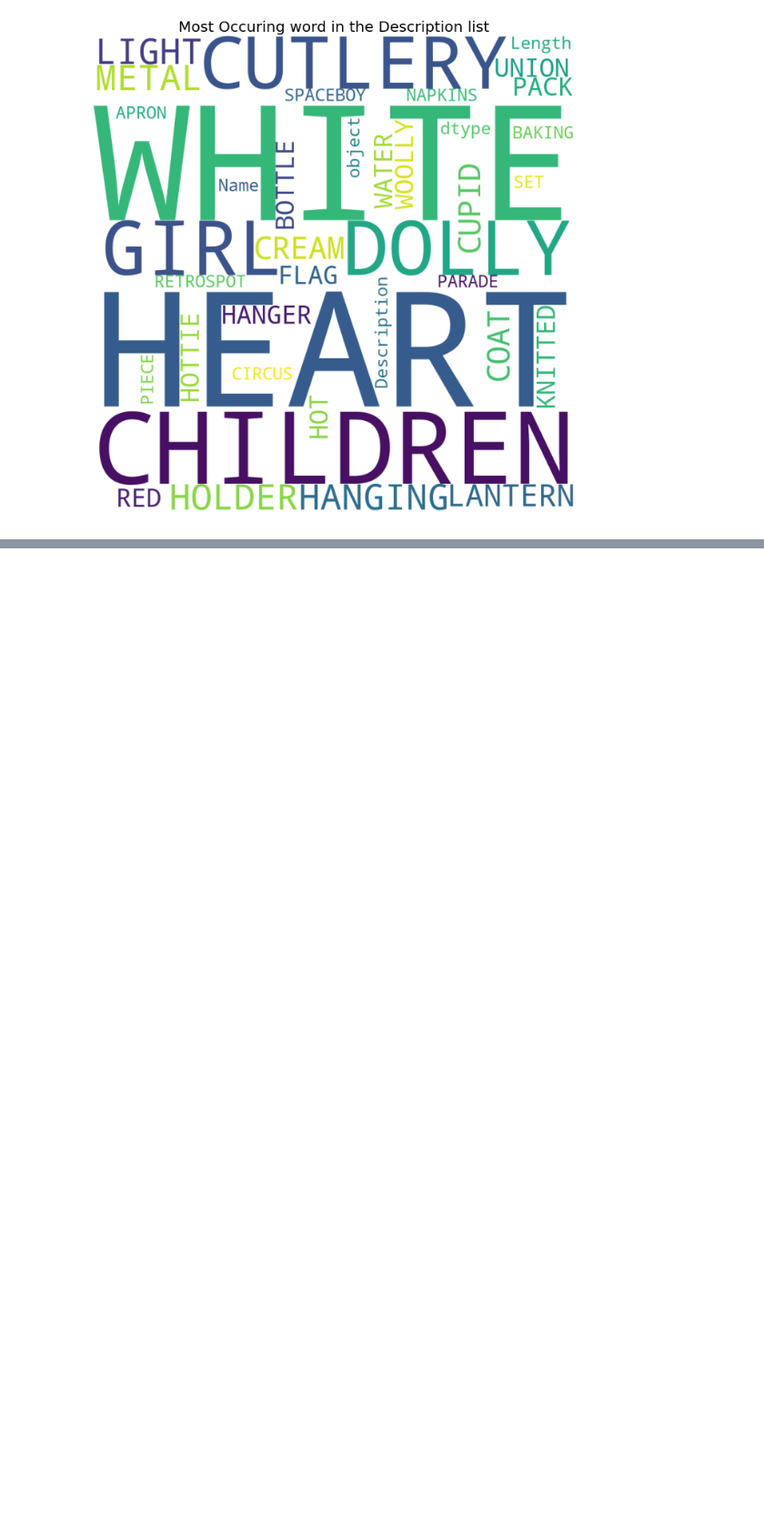
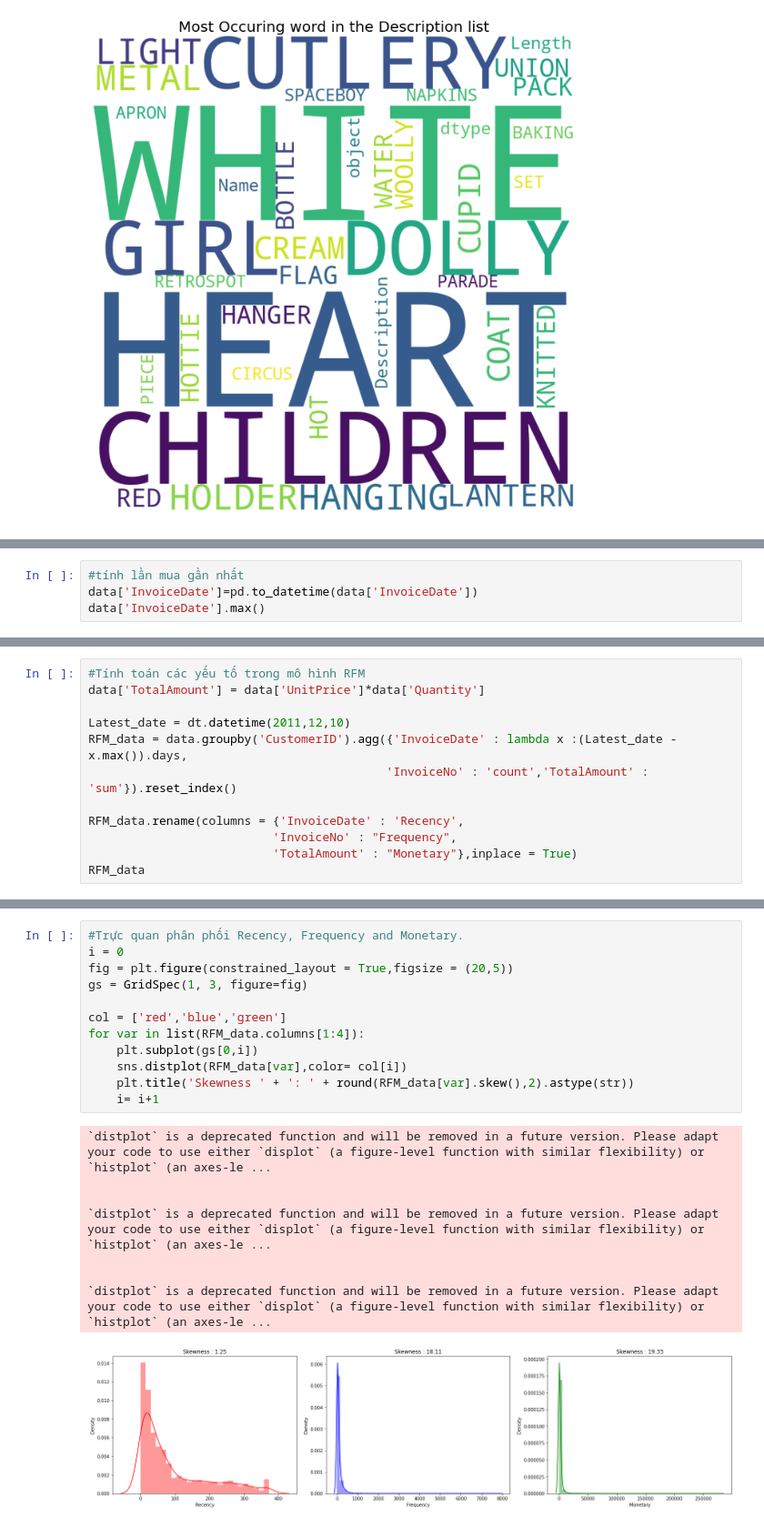
Before and after one commit to Edna-soso/DataAnalysis_Project, a Jupyter notebook: Data_Visualization.ipynb, the cells around one changed output, grey strips where cells are left out. Shown at 91% size. Saved outputs shown, nothing was run; the diff lists cells and outputs as text; blank space fills up the shorter version.

Commit message:
Síu visual về RFM model

```diff
--- a/Data_Visualization.ipynb
+++ b/Data_Visualization.ipynb
@@ -191,0 +203,4 @@ fig.show()
+# %%
+#tính lần mua gần nhất
+data['InvoiceDate']=pd.to_datetime(data['InvoiceDate'])
+data['InvoiceDate'].max()
@@ -191,0 +209,12 @@ fig.show()
+# %%
+#Tính toán các yếu tố trong mô hình RFM
+data['TotalAmount'] = data['UnitPrice']*data['Quantity']
+
+Latest_date = dt.datetime(2011,12,10)
+RFM_data = data.groupby('CustomerID').agg({'InvoiceDate' : lambda x :(Latest_date - x.max()).days,
+                                          'InvoiceNo' : 'count','TotalAmount' : 'sum'}).reset_index()
+
+RFM_data.rename(columns = {'InvoiceDate' : 'Recency',
+                          'InvoiceNo' : "Frequency",
+                          'TotalAmount' : "Monetary"},inplace = True)
+RFM_data
@@ -191,0 +235,21 @@ fig.show()
+# %%
+#Trực quan phân phối Recency, Frequency and Monetary.
+i = 0
+fig = plt.figure(constrained_layout = True,figsize = (20,5))
+gs = GridSpec(1, 3, figure=fig)
+
+col = ['red','blue','green']
+for var in list(RFM_data.columns[1:4]):
+    plt.subplot(gs[0,i])
+    sns.distplot(RFM_data[var],color= col[i])
+    plt.title('Skewness ' + ': ' + round(RFM_data[var].skew(),2).astype(str))
+    i= i+1
+# %% [output]
+`distplot` is a deprecated function and will be removed in a future version. Please adapt your code to use either `displot` (a figure-level function with similar flexibility) or `histplot` (an axes-le ...
+
+
+`distplot` is a deprecated function and will be removed in a future version. Please adapt your code to use either `displot` (a figure-level function with similar flexibility) or `histplot` (an axes-le ...
+
+
+`distplot` is a deprecated function and will be removed in a future version. Please adapt your code to use either `displot` (a figure-level function with similar flexibility) or `histplot` (an axes-le ...
+[figure, added]
```
Also changed, not shown: parts of 8 cells of this notebook.
